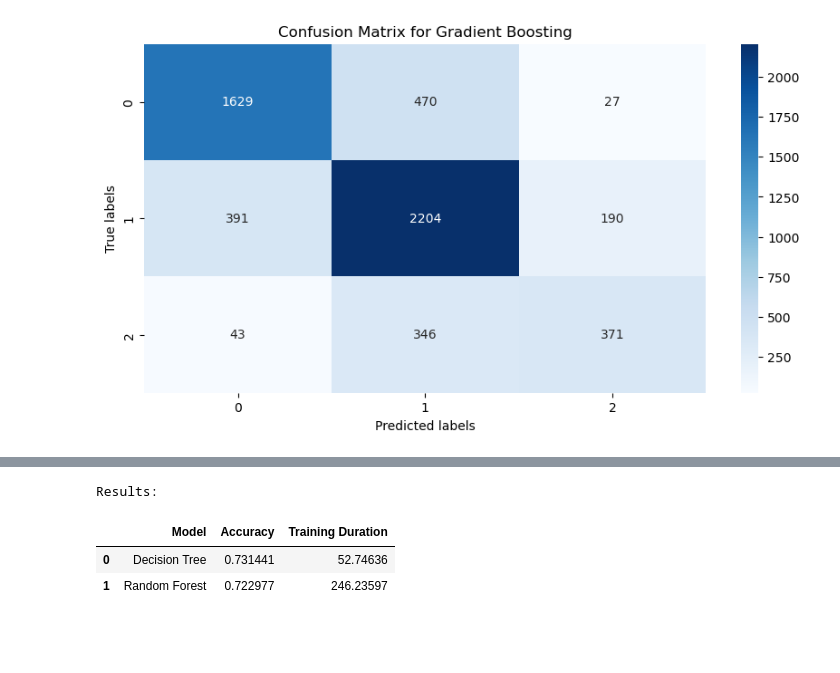
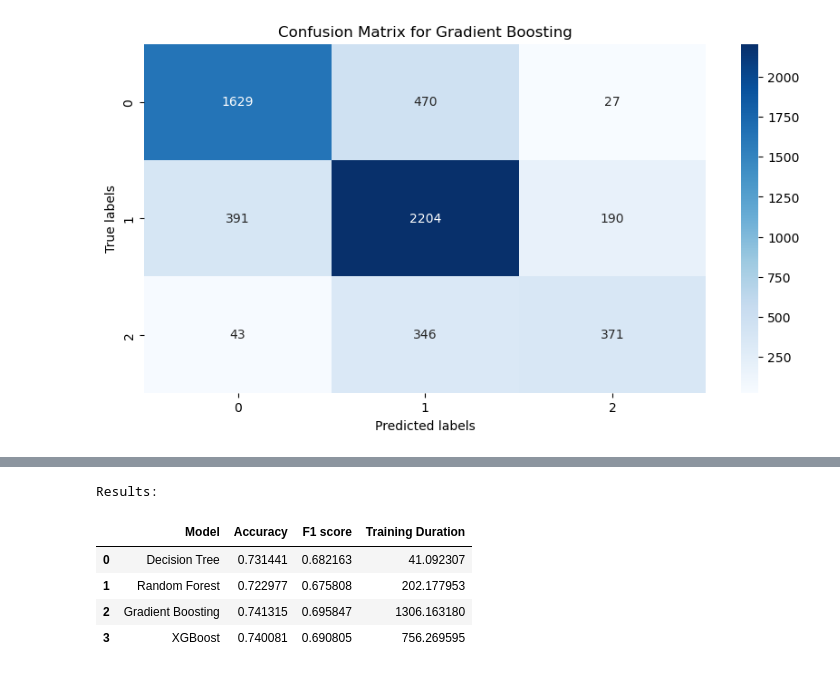
Before and after one commit to EliotAtlani/hit-predict, a Jupyter notebook: notebooks/baseline_pipeline.ipynb, the cells around one changed output, grey strips where cells are left out. Saved outputs shown, nothing was run; the diff lists cells and outputs as text; code cells hidden in the pictures; blank space fills up the shorter version.

```diff
--- a/notebooks/baseline_pipeline.ipynb
+++ b/notebooks/baseline_pipeline.ipynb
@@ -936,7 +951,7 @@ pipeline_gradient = Pipeline([
     ('model', model)
 ])
 
-grid_search_rf = GridSearchCV(
+grid_search_gb = GridSearchCV(
     estimator=pipeline_gradient,
     param_grid=param_grid_gradient_boosting,
     scoring='f1_macro',
@@ -945,7 +960,7 @@ grid_search_rf = GridSearchCV(
     verbose=1
 )
 
-grid_search_rf.fit(X_train, y_train)
+grid_search_gb.fit(X_train, y_train)
 end_time = time.time()
 training_duration = end_time - start_time
 print(f"Total training time: {training_duration:.2f} seconds")
@@ -954,12 +969,14 @@ print("Best Parameters for GradientBoosting:", grid_search_rf.best_params_)
 print("Best F1 Macro Score for GradientBoosting:", grid_search_rf.best_score_)
 
 
-best_rf = grid_search_rf.best_estimator_
-y_pred_gb= best_rf.predict(X_test)
+best_gb = grid_search_gb.best_estimator_
+y_pred_gb= best_gb.predict(X_test)
 print("\nClassification Report for GradientBoosting:")
 print(classification_report(y_test, y_pred_gb))
 
 accuracy_gb = accuracy_score(y_test, y_pred_gb)
-print("Accuracy:", accuracy_gb)
+
+f1_gb = f1_score(y_test, y_pred_gb,  average='macro')
+print("F1 score:", f1_gb)
 # %% [output]
 Fitting 3 folds for each of 12 candidates, totalling 36 fits
@@ -991,4 +1016,4 @@ plt.title('Confusion Matrix for Gradient Boosting')
 Text(0.5, 1.0, 'Confusion Matrix for Gradient Boosting')
 [figure]
 # %%
-results.append(["Gradient Boosting", accuracy_gb, training_duration])
+results.append(["Gradient Boosting", accuracy_gb, f1_gb, training_duration])
@@ -1036,8 +1063,10 @@ y_pred_xgb = best_xgb.predict(X_test)
 print("\nClassification Report for XGBoostClassifier:")
 print(classification_report(y_test, y_pred_xgb))
 
+f1_xgb = f1_score(y_test, y_pred_xgb, average='macro')
 accuracy_xgb = accuracy_score(y_test, y_pred_xgb)
 print("Accuracy:", accuracy_xgb)
+print("F1 score:", f1_xgb)
 # %% [output]
 Fitting 3 folds for each of 162 candidates, totalling 486 fits
 Parameters: { "use_label_encoder" } are not used.
@@ -1072,2 +1119,2 @@ Text(0.5, 1.0, 'Confusion Matrix for XGBoost')
 # %%
-results.append(["XGBoost", accuracy_xgb, training_duration])
+results.append(["XGBoost", accuracy_xgb, f1_xgb, training_duration])
@@ -1076,9 +1123,11 @@ results.append(["XGBoost", accuracy_xgb, training_duration])
 # %%
 print("Results:")
-results_df = pd.DataFrame(results, columns=["Model", "Accuracy", "Training Duration"])
+results_df = pd.DataFrame(results, columns=["Model", "Accuracy", "F1 score", "Training Duration"])
 results_df
 # %% [output]
 Results:
-|  | Model | Accuracy | Training Duration |
-| 0 | Decision Tree | 0.731441 | 52.74636 |
-| 1 | Random Forest | 0.722977 | 246.23597 |
+|  | Model | Accuracy | F1 score | Training Duration |
+| 0 | Decision Tree | 0.731441 | 0.682163 | 41.092307 |
+| 1 | Random Forest | 0.722977 | 0.675808 | 202.177953 |
+| 2 | Gradient Boosting | 0.741315 | 0.695847 | 1306.163180 |
+| 3 | XGBoost | 0.740081 | 0.690805 | 756.269595 |
```
Also changed, not shown: parts of 25 cells of this notebook.
